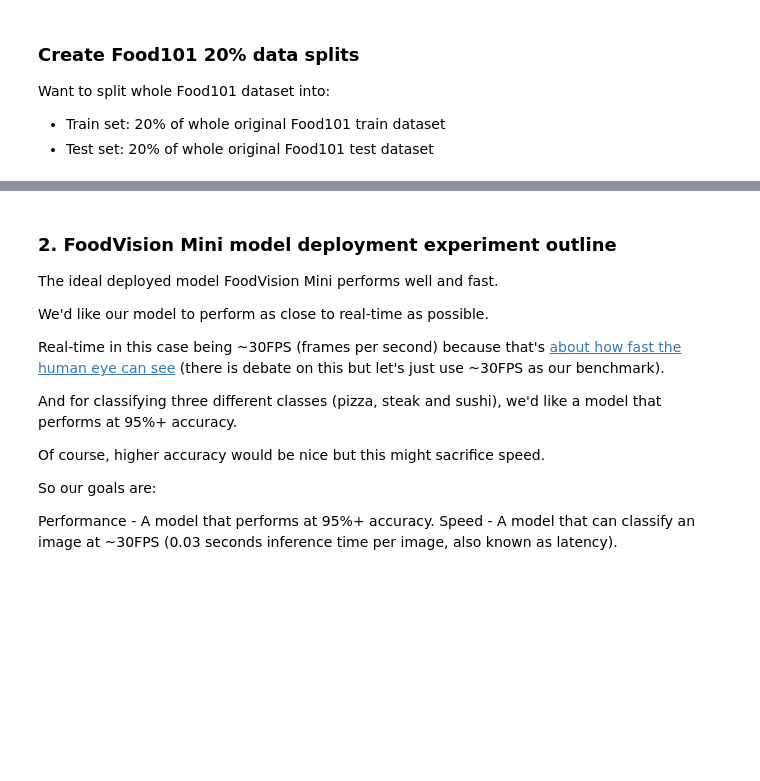
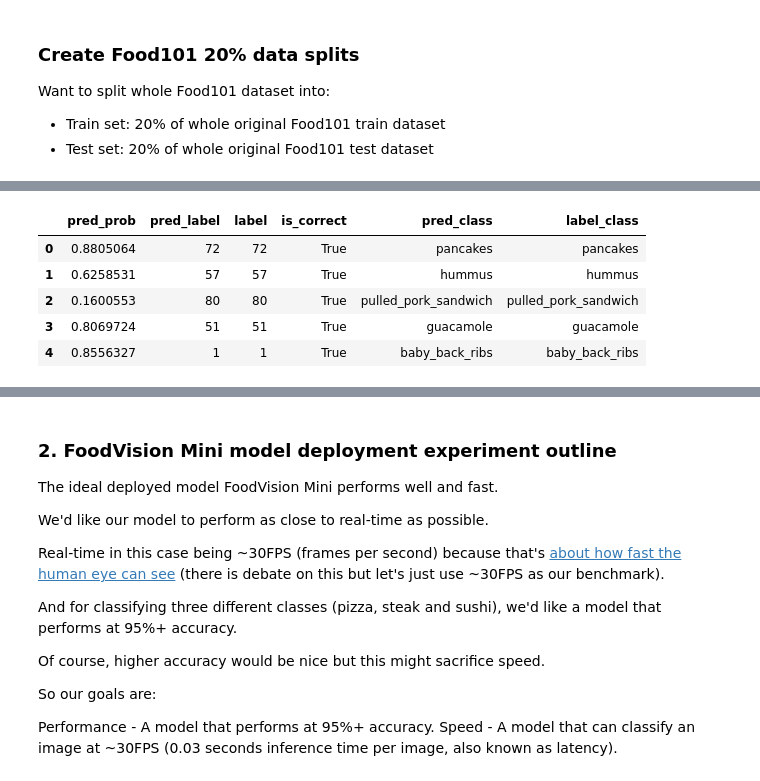
Before and after one commit to Anudeep28/Pytorch_Models, a Jupyter notebook: Pytorch_model_deployment_exercise.ipynb, the cells around one changed output, grey strips where cells are left out. Drawn from its saved outputs; the diff is of its cells as text; code cells hidden in the pictures; blank space fills up the shorter version.

```diff
--- a/Pytorch_model_deployment_exercise.ipynb
+++ b/Pytorch_model_deployment_exercise.ipynb
@@ -642,0 +732,19 @@ Estimated Total Size (MB): 334.19
+# %%
+import pandas as pd
+# Create DataFrame with various columns
+pred_df_20_percent = pd.DataFrame(vit_food101_pred_list)
+
+# Create a column for if the prediction is correct
+pred_df_20_percent["is_correct"] = pred_df_20_percent["pred_label"] == pred_df_20_percent["label"]
+
+# Create class name columns (e.g. pred_label=72 -> pred_class="pancakes")
+pred_df_20_percent["pred_class"] = pred_df_20_percent["pred_label"].apply(lambda x: food101_class_names[x])
+pred_df_20_percent["label_class"] = pred_df_20_percent["label"].apply(lambda x: food101_class_names[x])
+pred_df_20_percent.head()
+# %% [output]
+|  | pred_prob | pred_label | label | is_correct | pred_class | label_class |
+| 0 | 0.8805064 | 72 | 72 | True | pancakes | pancakes |
+| 1 | 0.6258531 | 57 | 57 | True | hummus | hummus |
+| 2 | 0.1600553 | 80 | 80 | True | pulled_pork_sandwich | pulled_pork_sandwich |
+| 3 | 0.8069724 | 51 | 51 | True | guacamole | guacamole |
+| 4 | 0.8556327 | 1 | 1 | True | baby_back_ribs | baby_back_ribs |
```
Also changed, not shown: parts of 29 cells of this notebook.
